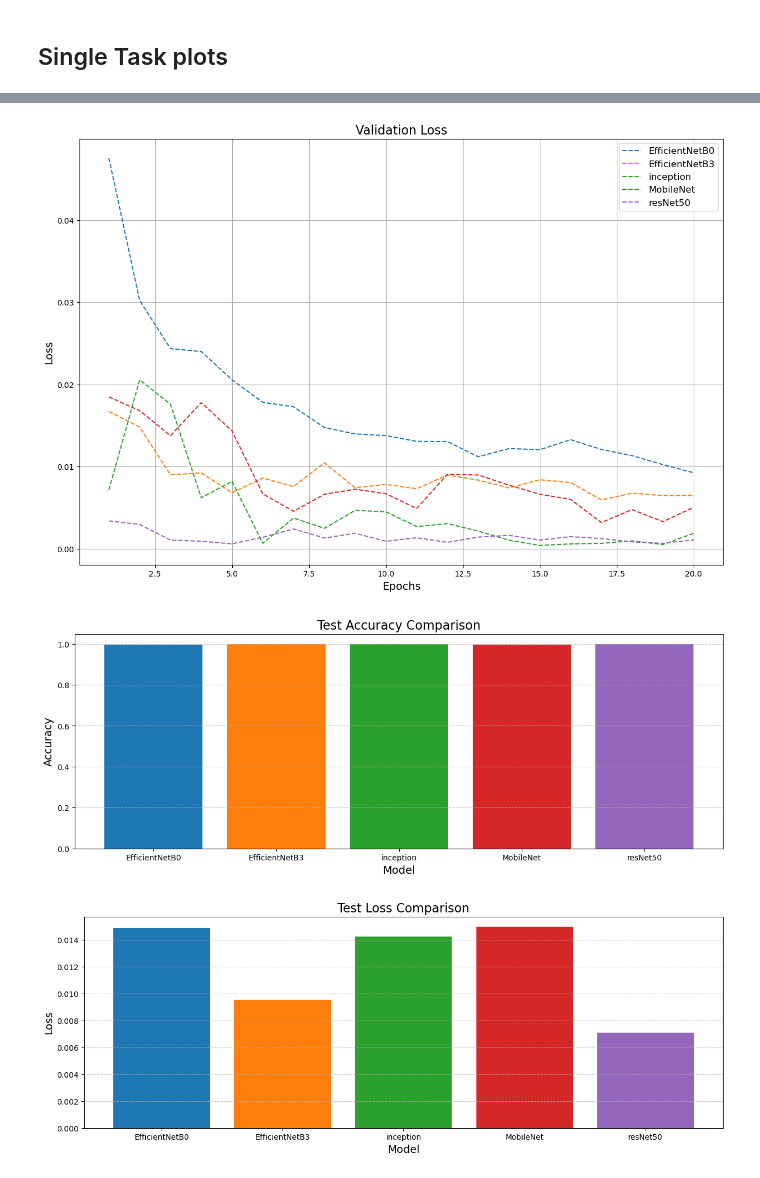
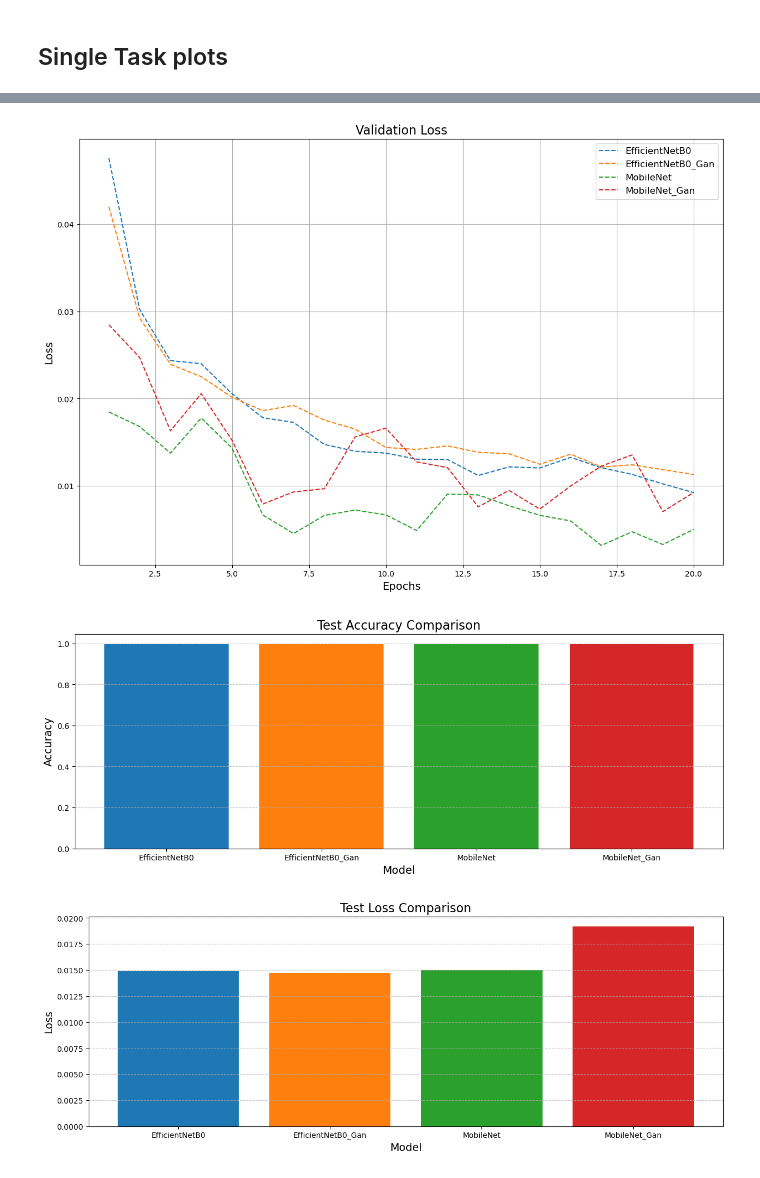
Before and after one commit to YassineRibouh/FaceRecognition, a Jupyter notebook: src/evaluation/plots.ipynb, the cells around one changed output, grey strips where cells are left out. Cells and saved outputs as stored; diff of their text form; code cells hidden in the pictures.

```diff
--- a/src/evaluation/plots.ipynb
+++ b/src/evaluation/plots.ipynb
@@ -6,19 +7,24 @@ import json
 import matplotlib.pyplot as plt
 # %%
-def load_model_data(parent_folder):
+def load_model_data(json_file_paths):
 
     model_data = []
-    single_task_path = os.path.join(parent_folder, "Single Task")
-    if os.path.isdir(single_task_path):
-        for model_folder in os.listdir(single_task_path):
-            model_folder_path = os.path.join(single_task_path, model_folder)
-            if os.path.isdir(model_folder_path):
-                json_file_path = os.path.join(
-                    model_folder_path, f"{model_folder}_training_info.json"
-                )
-                if os.path.isfile(json_file_path):
-                    with open(json_file_path, "r") as file:
-                        model_data.append(json.load(file))
+
+    for json_path_str in json_file_paths:
+        json_path = Path(json_path_str)
+
+        if json_path.is_file():
+            try:
+                with json_path.open("r", encoding="utf-8") as file:
+                    data = json.load(file)
+                    model_data.append(data)
+            except (json.JSONDecodeError, UnicodeDecodeError):
+                # Skip files with invalid JSON or encoding issues
+                continue
+            except Exception:
+                # Skip any other exceptions
+                continue
+
     return model_data
 
 
@@ -97,5 +103,5 @@ def analyze_models(parent_folder):
     # Test performance
     plot_test_metrics(model_data)
 # %%
-analyze_models("../results")
+analyze_models(["../results/Single Task/EfficientNetB0/EfficientNetB0_training_info.json",'../results/Single Task/EfficientNetB0_Gan/EfficientNetB0_Gan_training_info.json','../results/Single Task/MobileNet/MobileNet_training_info.json','../results/Single Task/MobileNet_Gan/MobileNet_Gan_training_info.json'])
 # %% [output]
@@ -105,3 +111,3 @@ analyze_models("../results")
-[figure, old version]
+[figure, new version]
-[figure, old version]
+[figure, new version]
-[figure, old version]
+[figure, new version]
```
Also changed, not shown: parts of 9 cells of this notebook, 18 other files.
